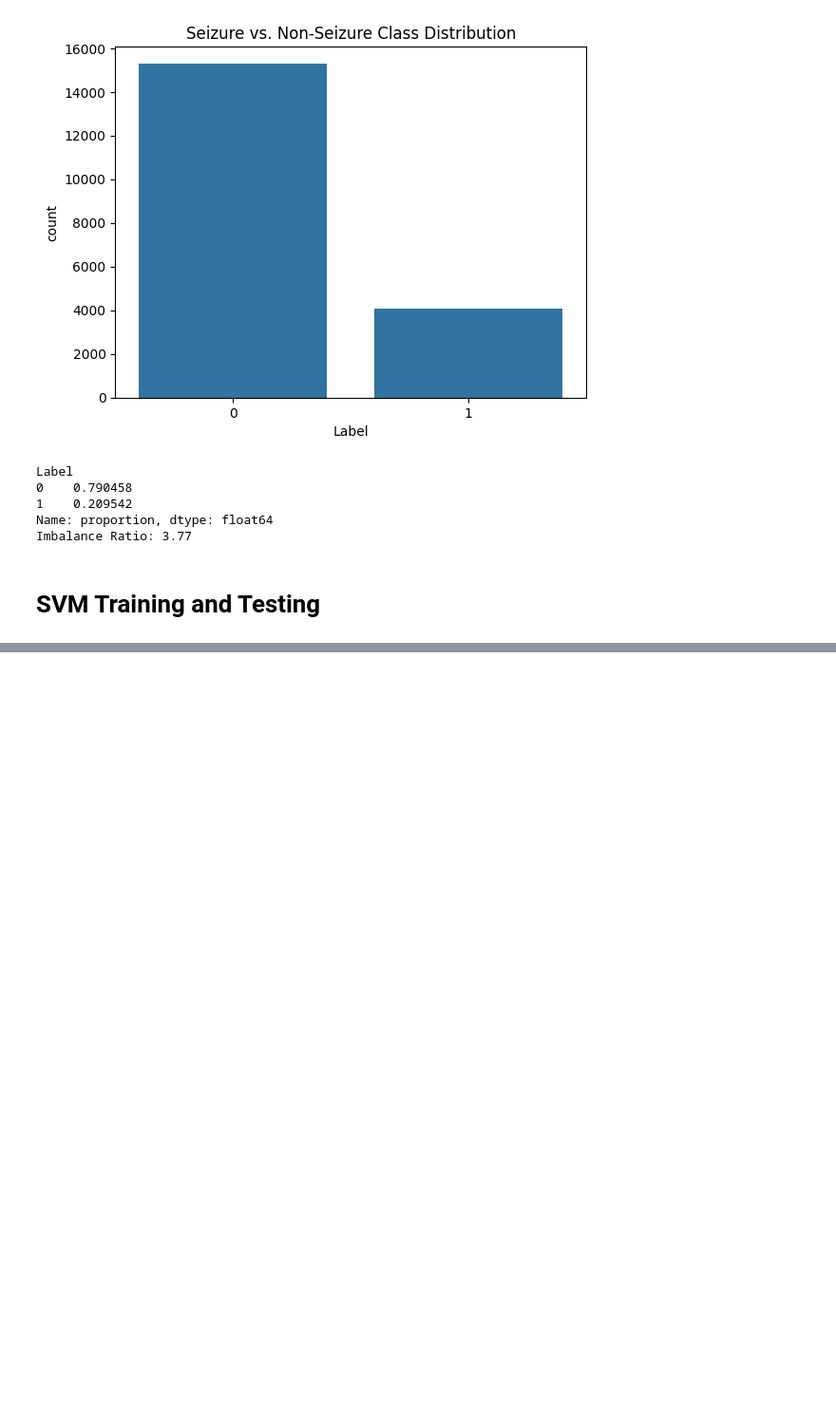
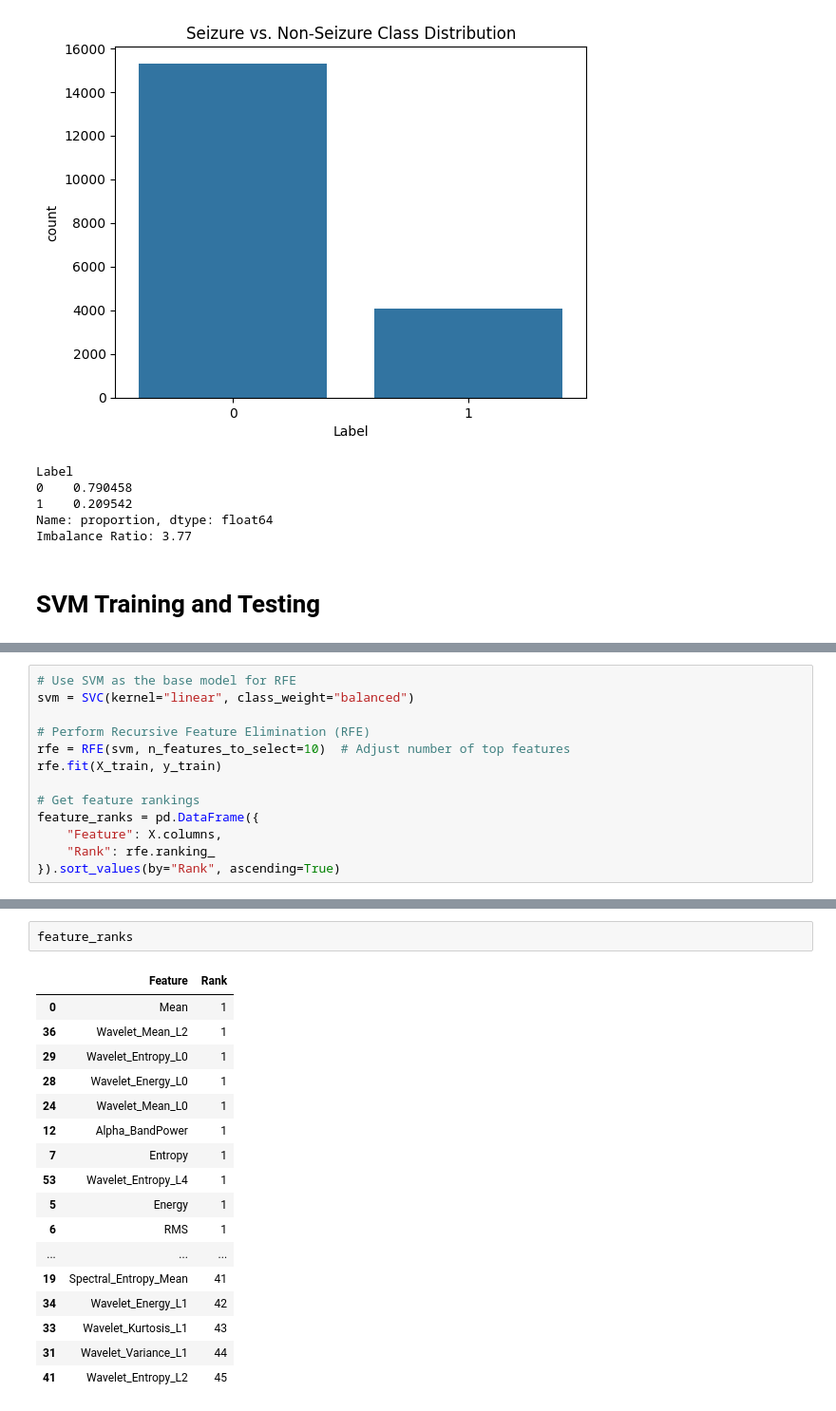
Before and after one commit to YLu-1258/seizure_analysis, a Jupyter notebook: analysis.ipynb, the cells around one changed output, grey strips where cells are left out. Shown at 95% size. Drawn from its saved outputs; the diff is of its cells as text; blank space fills up the shorter version.

```diff
--- a/analysis.ipynb
+++ b/analysis.ipynb
@@ -819,0 +829,13 @@ weighted avg       0.75      0.57      0.61      3874
+# %%
+# Use SVM as the base model for RFE
+svm = SVC(kernel="linear", class_weight="balanced")
+
+# Perform Recursive Feature Elimination (RFE)
+rfe = RFE(svm, n_features_to_select=10)  # Adjust number of top features
+rfe.fit(X_train, y_train)
+
+# Get feature rankings
+feature_ranks = pd.DataFrame({
+    "Feature": X.columns,
+    "Rank": rfe.ranking_
+}).sort_values(by="Rank", ascending=True)
@@ -819,0 +849,20 @@ weighted avg       0.75      0.57      0.61      3874
+# %%
+feature_ranks
+# %% [output]
+|  | Feature | Rank |
+| 0 | Mean | 1 |
+| 36 | Wavelet_Mean_L2 | 1 |
+| 29 | Wavelet_Entropy_L0 | 1 |
+| 28 | Wavelet_Energy_L0 | 1 |
+| 24 | Wavelet_Mean_L0 | 1 |
+| 12 | Alpha_BandPower | 1 |
+| 7 | Entropy | 1 |
+| 53 | Wavelet_Entropy_L4 | 1 |
+| 5 | Energy | 1 |
+| 6 | RMS | 1 |
+| ... | ... | ... |
+| 19 | Spectral_Entropy_Mean | 41 |
+| 34 | Wavelet_Energy_L1 | 42 |
+| 33 | Wavelet_Kurtosis_L1 | 43 |
+| 31 | Wavelet_Variance_L1 | 44 |
+| 41 | Wavelet_Entropy_L2 | 45 |
```
Also changed, not shown: parts of 9 cells of this notebook.
